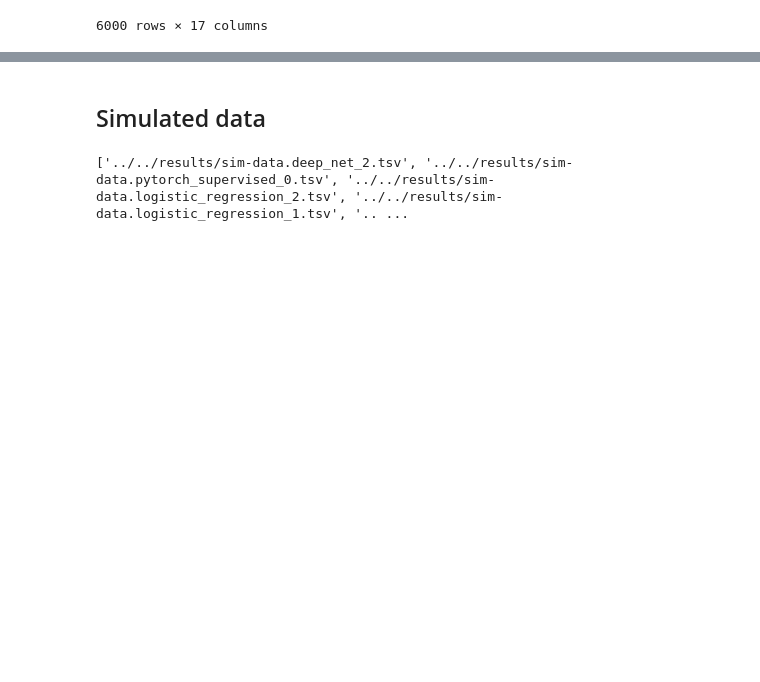
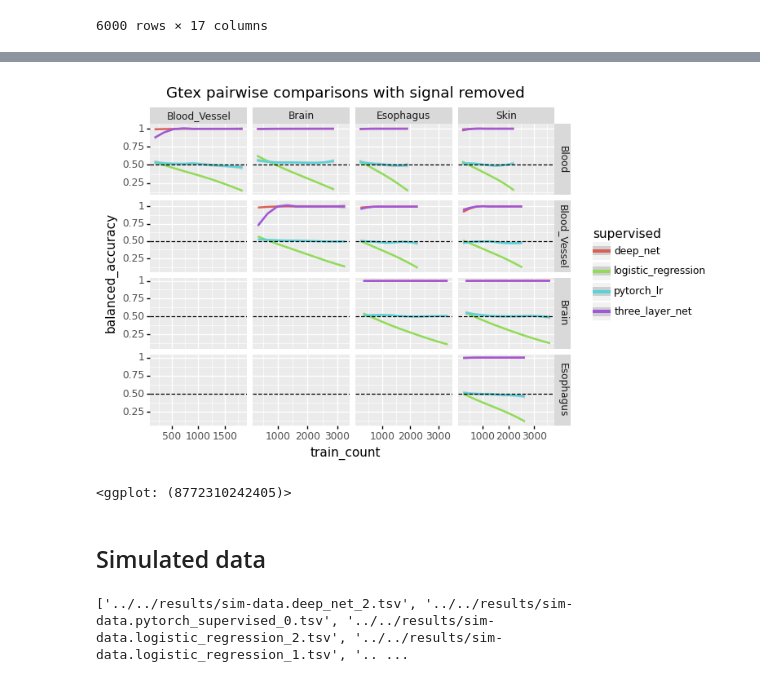
Before and after one commit to greenelab/linear_signal, a Jupyter notebook: notebook/analysis/benchmark_results.ipynb, the cells around one changed output, grey strips where cells are left out. Cells and saved outputs as stored; diff of their text form; code cells hidden in the pictures; blank space fills up the shorter version.

```diff
--- a/notebook/analysis/benchmark_results.ipynb
+++ b/notebook/analysis/benchmark_results.ipynb
@@ -964,0 +1014,5 @@ plot
+# %%
+in_files = []
+for pair in tissue_pairs:
+    in_files.extend(glob.glob('../../results/gtex-signal-removed.{}.{}.*.tsv'.format(pair[0], pair[1])))
+len(in_files)
@@ -964,0 +1021,28 @@ plot
+# %%
+run_results = pd.DataFrame()
+for path in in_files:
+    new_df = pd.read_csv(path, sep='\t')
+    run_info = os.path.basename(path).split('.')
+
+    tissue1 = run_info[1]
+    tissue2 = run_info[2]
+
+    model_and_seed = run_info[3].split('-')[0]
+    seed = model_and_seed.split('_')[-1]
+    model = '_'.join(model_and_seed.split('_')[:-1])
+
+    new_df['supervised'] = model
+    new_df['seed'] = seed
+    if tissue1 < tissue2:
+        new_df['tissue1'] = tissue1
+        new_df['tissue2'] = tissue2
+    else:
+        new_df['tissue1'] = tissue2
+        new_df['tissue2'] = tissue1
+    new_df['pair'] = new_df['tissue1'] + '-' + new_df['tissue2']
+
+    run_results = pd.concat([run_results, new_df])
+
+run_results['train_count'] = run_results['train sample count']
+run_results['supervised'] = run_results['supervised'].str.replace('pytorch_supervised', 'three_layer_net')
+run_results
@@ -965,3 +1063,15 @@ plot
+# %%
+plot_df = run_results
+plot = ggplot(plot_df, aes(x='train_count', y='balanced_accuracy', color='supervised'))
+plot += geom_smooth()
+#plot += geom_point(alpha=.2)
+plot += geom_hline(yintercept=.5, linetype='dashed')
+plot += facet_grid(['tissue1', 'tissue2'], scales='free')
+plot += ggtitle('Gtex pairwise comparisons with signal removed')
+plot
+# %% [output]
+[figure, added]
+<ggplot: (8772310242405)>
 # %% [markdown]
 ## Simulated data
 # %%
```
Also changed, not shown: parts of 11 cells of this notebook.
